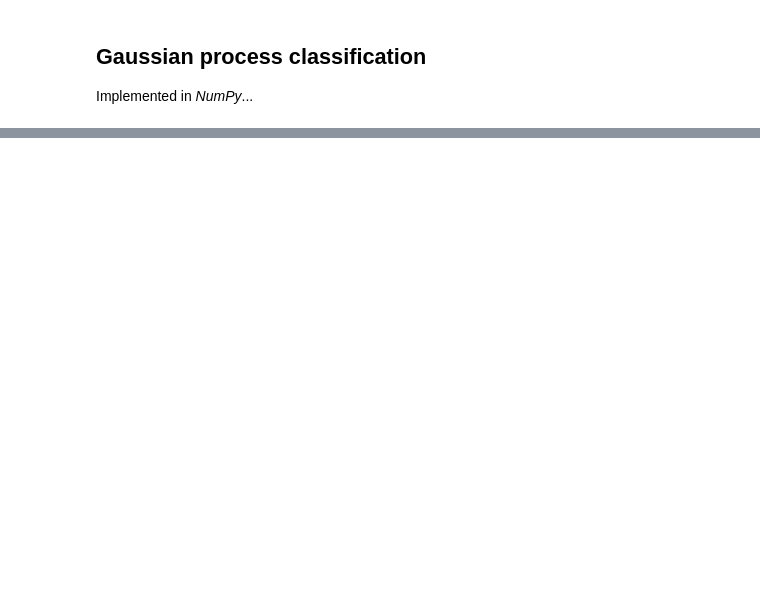
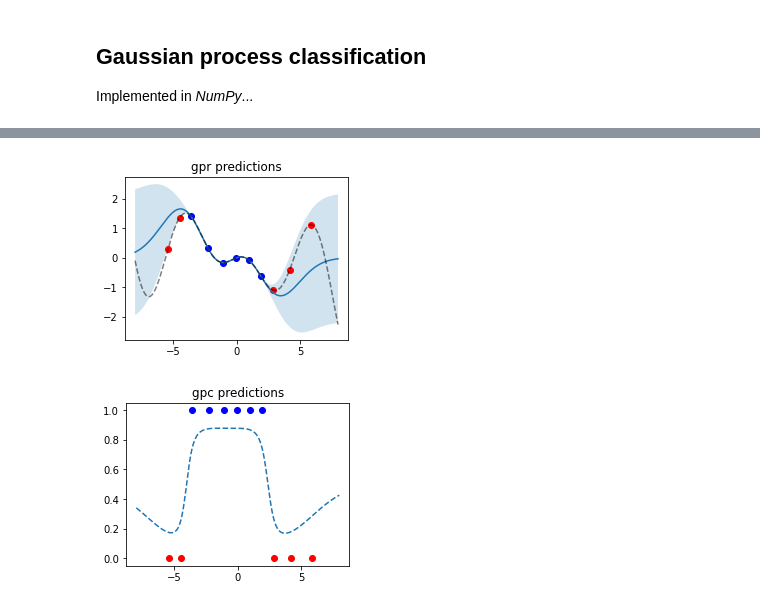
Before and after one commit to MGuo-Lab/oodx, a Jupyter notebook: notebooks/gaussian_processes.ipynb, the cells around one changed output, grey strips where cells are left out. Saved outputs shown, nothing was run; the diff lists cells and outputs as text; code cells hidden in the pictures; blank space fills up the shorter version.

```diff
--- a/notebooks/gaussian_processes.ipynb
+++ b/notebooks/gaussian_processes.ipynb
@@ -281,20 +297,20 @@ n_samples = 11
 
 from sumomo.gp import GPR
 
-x_train = api.initialise(n_samples, space)
+api = API(n_samples, space)
 
-y_train = func_1d(x_train)
+y_train = func_1d(api.x)
 
-t = np.ones_like(x_train)
-t[x_train < -4] = 0
-t[x_train > 2] = 0
+t = np.ones_like(api.x)
+t[api.x < -4] = 0
+t[api.x > 2] = 0
 t = t.reshape(-1, 1)
 
 gpr = GPR()
-gpr.fit(x_train[t.ravel()==1, :], y_train[t.ravel()==1])
+gpr.fit(api.x[t.ravel()==1, :], y_train[t.ravel()==1])
 
 gpc = GPC()
-gpc.fit(x_train, t)
+gpc.fit(api.x, t)
 # %%
 x_new = np.arange(-8, 8, 0.01).reshape(-1, 1)
 pred, std = gpr.predict(x_new, return_std=True)
@@ -303,21 +319,24 @@ f, s = gpc.predict(x_new, return_std=True)
 # %%
 fig = plt.figure(figsize=(4, 3))
 ax = fig.add_subplot(111)
 ax.plot(x_new, pred)
 
 ax.plot(x_new, func_1d(x_new), ls='--', alpha=0.5, c='k')
 ax.title.set_text('gpr predictions')
 ax.fill_between(x_new.ravel(), pred.ravel() + un.ravel(), pred.ravel() - un.ravel(), alpha=0.2)
-ax.scatter(x_train[t.ravel()==1, :], y_train[t.ravel()==1], c='b')
-ax.scatter(x_train[t.ravel()==0, :], y_train[t.ravel()==0], c='r')
+ax.scatter(api.x[t.ravel()==1, :], y_train[t.ravel()==1], c='b')
+ax.scatter(api.x[t.ravel()==0, :], y_train[t.ravel()==0], c='r')
 
 fig = plt.figure(figsize=(4, 3))
 ax = fig.add_subplot(111)
 ax.plot(x_new, f, ls='--')
-ax.scatter(x_train[t==1], t[t==1], c='b')
-ax.scatter(x_train[t==0], t[t==0], c='r')
+ax.scatter(api.x[t==1], t[t==1], c='b')
+ax.scatter(api.x[t==0], t[t==0], c='r')
 ax.title.set_text('gpc predictions')
 plt.show()
+# %% [output]
+[figure, added]
+[figure, added]
 # %%
 fig = plt.figure(figsize=(4, 3))
 ax = fig.add_subplot(111)
```
Also changed, not shown: parts of 9 cells of this notebook.
